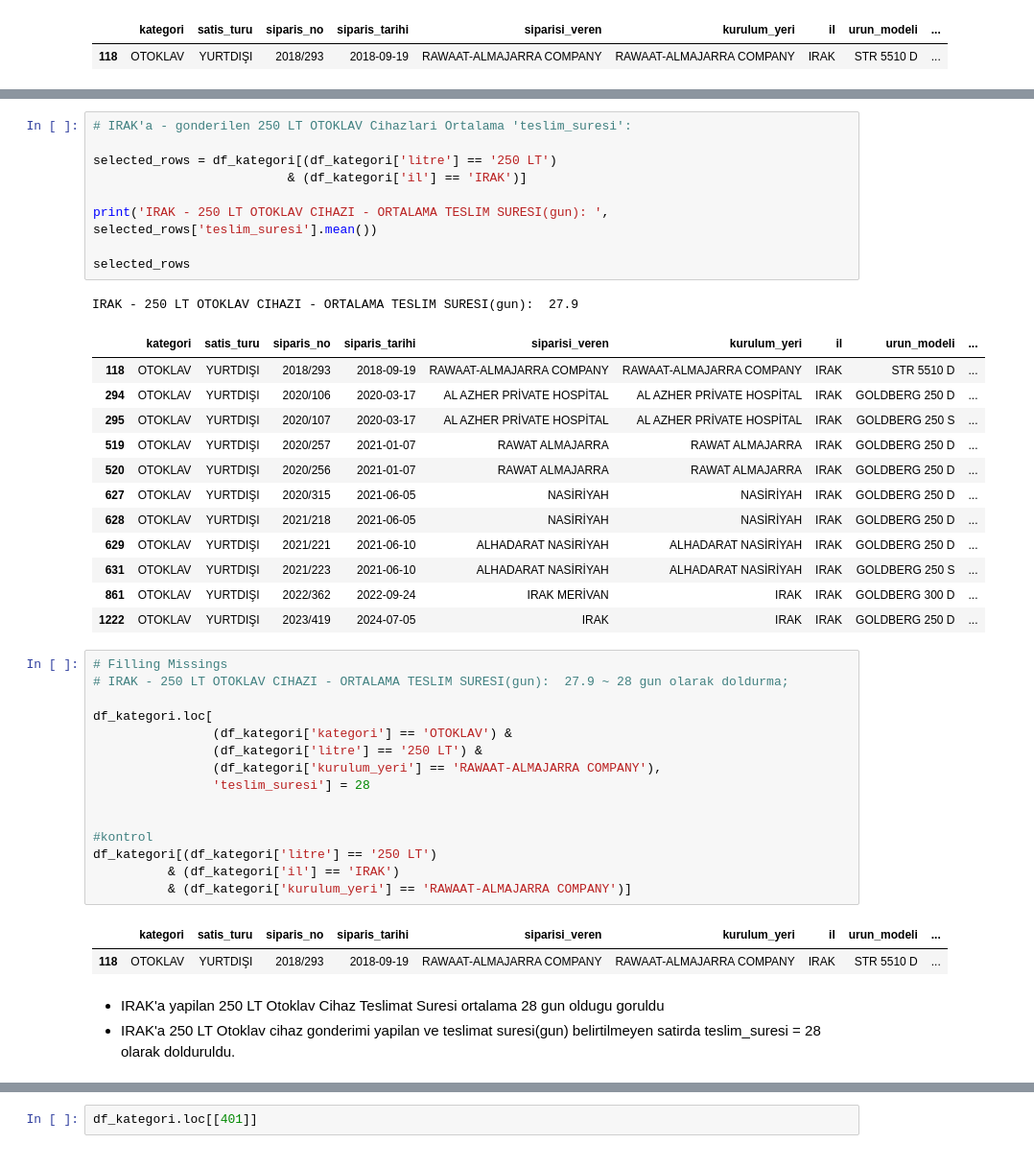
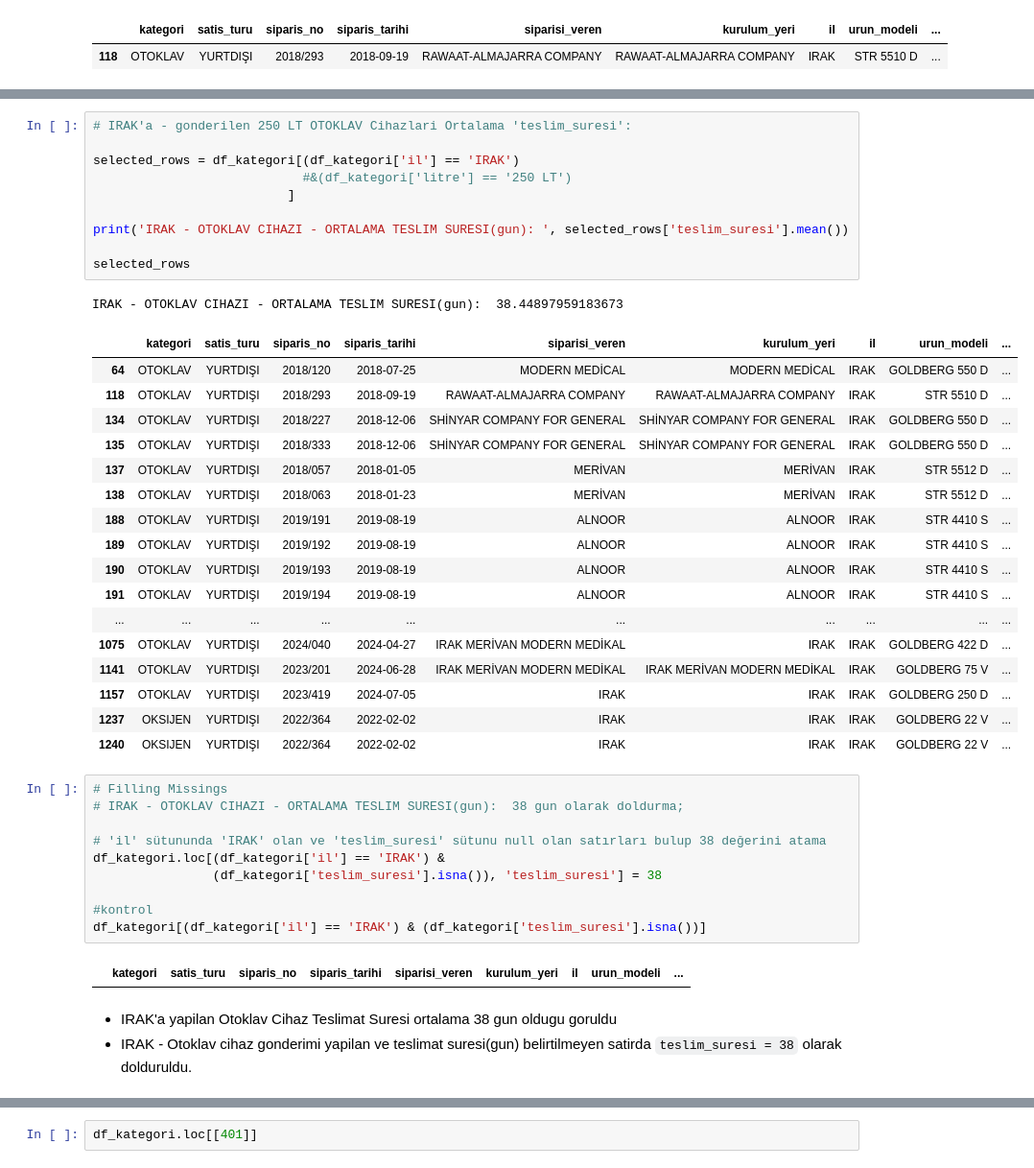
Before and after one commit to Duygu-Jones/LLM_Playground, a Jupyter notebook: 01_EDA/KATEGORILER/01_Otoklav_Oksijen/Duygu/Duygu_OTOKLAV_O2_eda-notebook.ipynb, the cells around one changed output, grey strips where cells are left out. Shown at 96% size. Saved outputs shown, nothing was run; the diff lists cells and outputs as text.

Commit message:
teslim suresi ort ile NULL degerler dolduruldu -dj

```diff
--- a/01_EDA/KATEGORILER/01_Otoklav_Oksijen/Duygu/Duygu_OTOKLAV_O2_eda-notebook.ipynb
+++ b/01_EDA/KATEGORILER/01_Otoklav_Oksijen/Duygu/Duygu_OTOKLAV_O2_eda-notebook.ipynb
@@ -2349,44 +2349,44 @@ df_kategori.loc[[118]]
 # %%
 # IRAK'a - gonderilen 250 LT OTOKLAV Cihazlari Ortalama 'teslim_suresi':
 
-selected_rows = df_kategori[(df_kategori['litre'] == '250 LT')
-                          & (df_kategori['il'] == 'IRAK')]
+selected_rows = df_kategori[(df_kategori['il'] == 'IRAK')
+                            #&(df_kategori['litre'] == '250 LT')
+                          ]
 
-print('IRAK - 250 LT OTOKLAV CIHAZI - ORTALAMA TESLIM SURESI(gun): ', selected_rows['teslim_suresi'].mean())
+print('IRAK - OTOKLAV CIHAZI - ORTALAMA TESLIM SURESI(gun): ', selected_rows['teslim_suresi'].mean())
 
 selected_rows
 # %% [output]
-IRAK - 250 LT OTOKLAV CIHAZI - ORTALAMA TESLIM SURESI(gun):  27.9
+IRAK - OTOKLAV CIHAZI - ORTALAMA TESLIM SURESI(gun):  38.44897959183673
 |  | kategori | satis_turu | siparis_no | siparis_tarihi | siparisi_veren | kurulum_yeri | il | urun_modeli | ... |
+| 64 | OTOKLAV | YURTDIŞI | 2018/120 | 2018-07-25 | MODERN MEDİCAL | MODERN MEDİCAL | IRAK | GOLDBERG 550 D | ... |
 | 118 | OTOKLAV | YURTDIŞI | 2018/293 | 2018-09-19 | RAWAAT-ALMAJARRA COMPANY | RAWAAT-ALMAJARRA COMPANY | IRAK | STR 5510 D | ... |
-| 294 | OTOKLAV | YURTDIŞI | 2020/106 | 2020-03-17 | AL AZHER PRİVATE HOSPİTAL | AL AZHER PRİVATE HOSPİTAL | IRAK | GOLDBERG 250 D | ... |
-| 295 | OTOKLAV | YURTDIŞI | 2020/107 | 2020-03-17 | AL AZHER PRİVATE HOSPİTAL | AL AZHER PRİVATE HOSPİTAL | IRAK | GOLDBERG 250 S | ... |
-| 519 | OTOKLAV | YURTDIŞI | 2020/257 | 2021-01-07 | RAWAT ALMAJARRA | RAWAT ALMAJARRA | IRAK | GOLDBERG 250 D | ... |
-| 520 | OTOKLAV | YURTDIŞI | 2020/256 | 2021-01-07 | RAWAT ALMAJARRA | RAWAT ALMAJARRA | IRAK | GOLDBERG 250 D | ... |
-| 627 | OTOKLAV | YURTDIŞI | 2020/315 | 2021-06-05 | NASİRİYAH | NASİRİYAH | IRAK | GOLDBERG 250 D | ... |
-| 628 | OTOKLAV | YURTDIŞI | 2021/218 | 2021-06-05 | NASİRİYAH | NASİRİYAH | IRAK | GOLDBERG 250 D | ... |
-| 629 | OTOKLAV | YURTDIŞI | 2021/221 | 2021-06-10 | ALHADARAT NASİRİYAH | ALHADARAT NASİRİYAH | IRAK | GOLDBERG 250 D | ... |
-| 631 | OTOKLAV | YURTDIŞI | 2021/223 | 2021-06-10 | ALHADARAT NASİRİYAH | ALHADARAT NASİRİYAH | IRAK | GOLDBERG 250 S | ... |
-| 861 | OTOKLAV | YURTDIŞI | 2022/362 | 2022-09-24 | IRAK MERİVAN | IRAK | IRAK | GOLDBERG 300 D | ... |
-| 1222 | OTOKLAV | YURTDIŞI | 2023/419 | 2024-07-05 | IRAK | IRAK | IRAK | GOLDBERG 250 D | ... |
+| 134 | OTOKLAV | YURTDIŞI | 2018/227 | 2018-12-06 | SHİNYAR COMPANY FOR GENERAL | SHİNYAR COMPANY FOR GENERAL | IRAK | GOLDBERG 550 D | ... |
+| 135 | OTOKLAV | YURTDIŞI | 2018/333 | 2018-12-06 | SHİNYAR COMPANY FOR GENERAL | SHİNYAR COMPANY FOR GENERAL | IRAK | GOLDBERG 550 D | ... |
+| 137 | OTOKLAV | YURTDIŞI | 2018/057 | 2018-01-05 | MERİVAN | MERİVAN | IRAK | STR 5512 D | ... |
+| 138 | OTOKLAV | YURTDIŞI | 2018/063 | 2018-01-23 | MERİVAN | MERİVAN | IRAK | STR 5512 D | ... |
+| 188 | OTOKLAV | YURTDIŞI | 2019/191 | 2019-08-19 | ALNOOR | ALNOOR | IRAK | STR 4410 S | ... |
+| 189 | OTOKLAV | YURTDIŞI | 2019/192 | 2019-08-19 | ALNOOR | ALNOOR | IRAK | STR 4410 S | ... |
+| 190 | OTOKLAV | YURTDIŞI | 2019/193 | 2019-08-19 | ALNOOR | ALNOOR | IRAK | STR 4410 S | ... |
+| 191 | OTOKLAV | YURTDIŞI | 2019/194 | 2019-08-19 | ALNOOR | ALNOOR | IRAK | STR 4410 S | ... |
+| ... | ... | ... | ... | ... | ... | ... | ... | ... | ... |
+| 1075 | OTOKLAV | YURTDIŞI | 2024/040 | 2024-04-27 | IRAK MERİVAN MODERN MEDİKAL | IRAK | IRAK | GOLDBERG 422 D | ... |
+| 1141 | OTOKLAV | YURTDIŞI | 2023/201 | 2024-06-28 | IRAK MERİVAN MODERN MEDİKAL | IRAK MERİVAN MODERN MEDİKAL | IRAK | GOLDBERG 75 V | ... |
+| 1157 | OTOKLAV | YURTDIŞI | 2023/419 | 2024-07-05 | IRAK | IRAK | IRAK | GOLDBERG 250 D | ... |
+| 1237 | OKSIJEN | YURTDIŞI | 2022/364 | 2022-02-02 | IRAK | IRAK | IRAK | GOLDBERG 22 V | ... |
+| 1240 | OKSIJEN | YURTDIŞI | 2022/364 | 2022-02-02 | IRAK | IRAK | IRAK | GOLDBERG 22 V | ... |
 # %%
 # Filling Missings
-# IRAK - 250 LT OTOKLAV CIHAZI - ORTALAMA TESLIM SURESI(gun):  27.9 ~ 28 gun olarak doldurma;
+# IRAK - OTOKLAV CIHAZI - ORTALAMA TESLIM SURESI(gun):  38 gun olarak doldurma;
 
-df_kategori.loc[
-                (df_kategori['kategori'] == 'OTOKLAV') &
-                (df_kategori['litre'] == '250 LT') &
-                (df_kategori['kurulum_yeri'] == 'RAWAAT-ALMAJARRA COMPANY'),
-                'teslim_suresi'] = 28
-
+# 'il' sütununda 'IRAK' olan ve 'teslim_suresi' sütunu null olan satırları bulup 38 değerini atama
+df_kategori.loc[(df_kategori['il'] == 'IRAK') &
+                (df_kategori['teslim_suresi'].isna()), 'teslim_suresi'] = 38
 
 #kontrol
-df_kategori[(df_kategori['litre'] == '250 LT')
-          & (df_kategori['il'] == 'IRAK')
-          & (df_kategori['kurulum_yeri'] == 'RAWAAT-ALMAJARRA COMPANY')]
+df_kategori[(df_kategori['il'] == 'IRAK') & (df_kategori['teslim_suresi'].isna())]
 # %% [output]
 |  | kategori | satis_turu | siparis_no | siparis_tarihi | siparisi_veren | kurulum_yeri | il | urun_modeli | ... |
-| 118 | OTOKLAV | YURTDIŞI | 2018/293 | 2018-09-19 | RAWAAT-ALMAJARRA COMPANY | RAWAAT-ALMAJARRA COMPANY | IRAK | STR 5510 D | ... |
 # %% [markdown]
-- IRAK'a yapilan 250 LT Otoklav Cihaz Teslimat Suresi ortalama 28 gun oldugu goruldu
-- IRAK'a 250 LT Otoklav cihaz gonderimi yapilan ve teslimat suresi(gun) belirtilmeyen satirda teslim_suresi = 28 olarak dolduruldu.
+- IRAK'a yapilan Otoklav Cihaz Teslimat Suresi ortalama 38 gun oldugu goruldu
+- IRAK - Otoklav cihaz gonderimi yapilan ve teslimat suresi(gun) belirtilmeyen satirda `teslim_suresi = 38` olarak dolduruldu.
```
Also changed, not shown: parts of 58 cells of this notebook, 1 other file.
